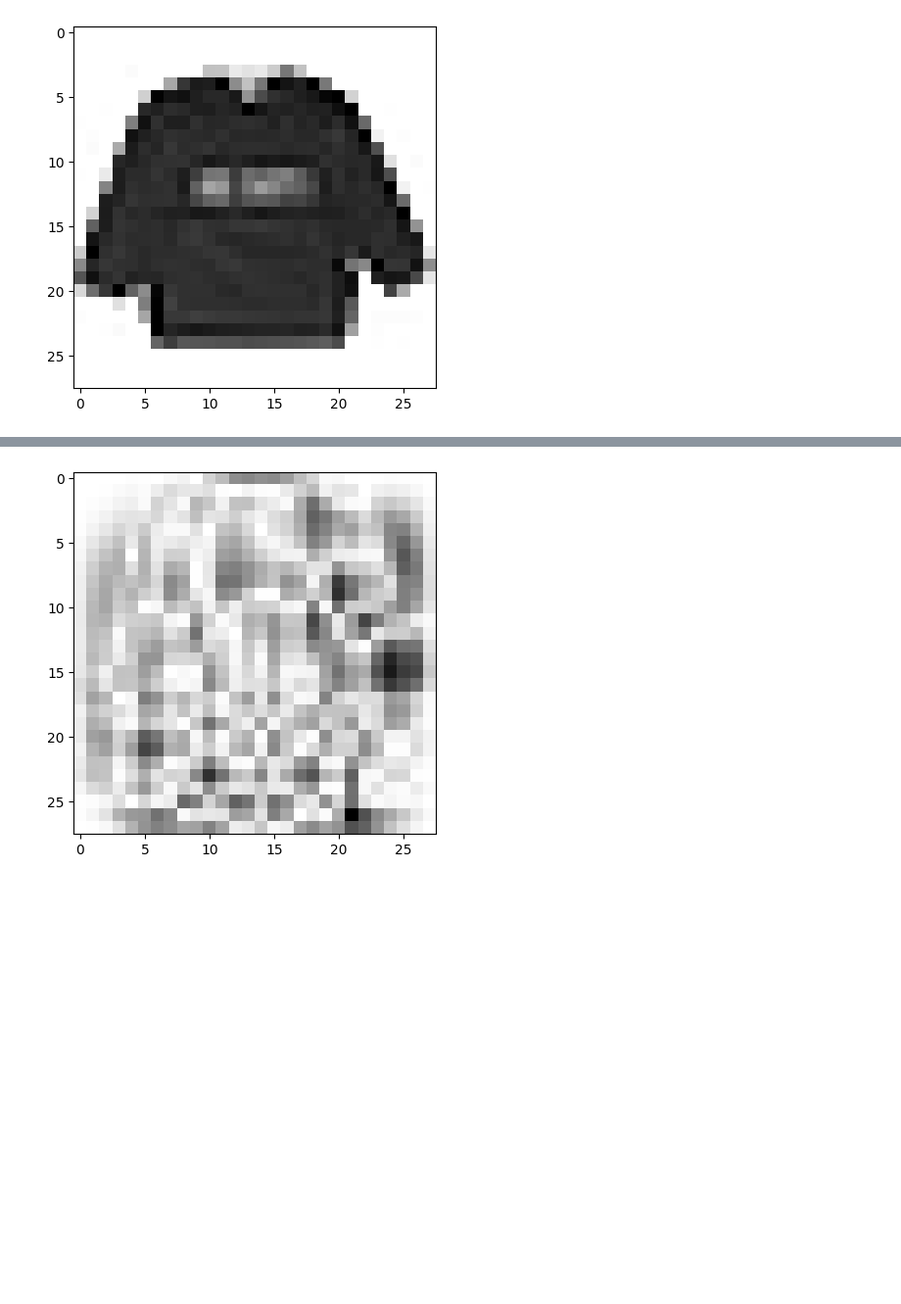
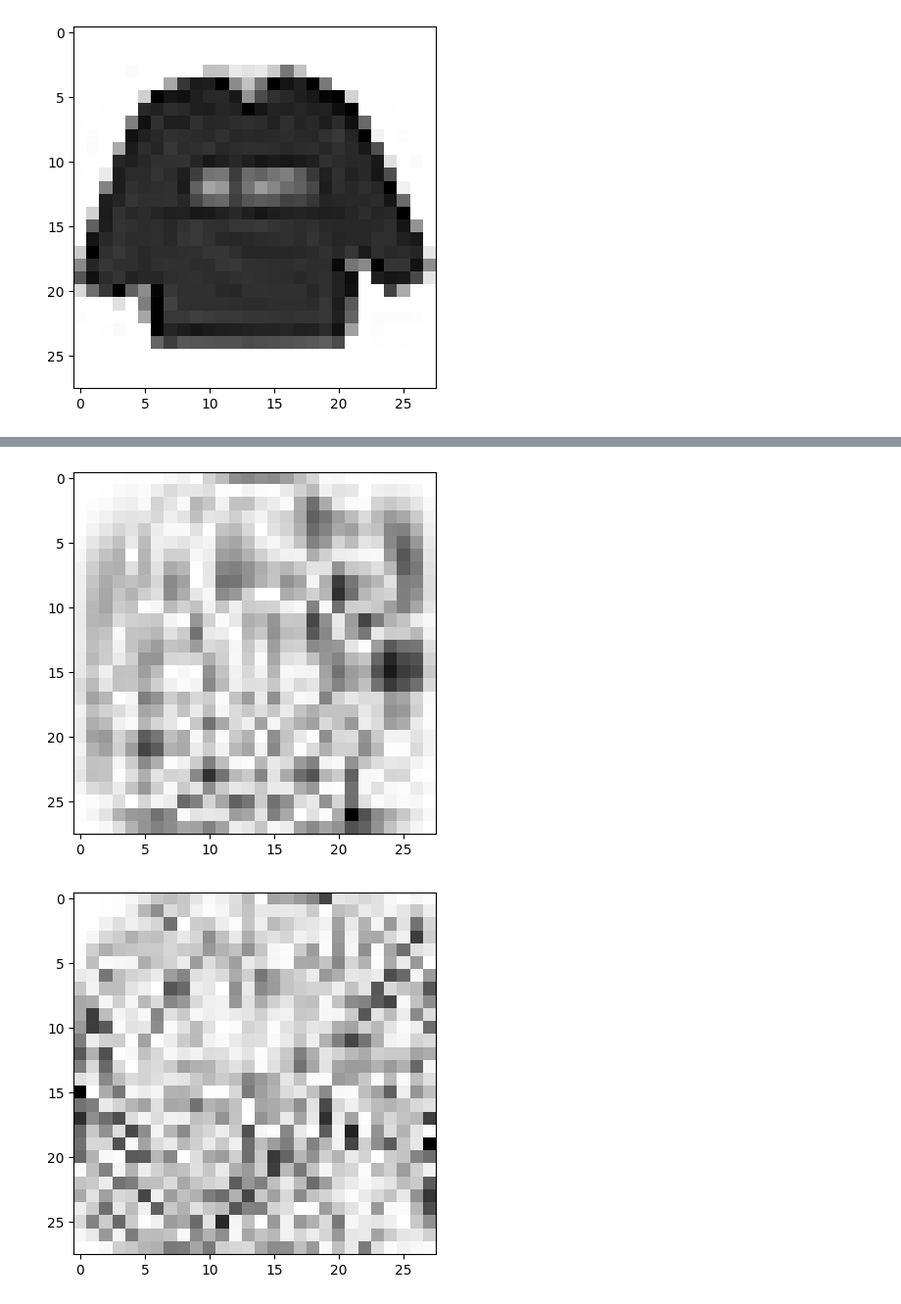
Before and after one commit to frun36/fods-fashion-mnist, a Jupyter notebook: fashion_mnist.ipynb, the cells around one changed output, grey strips where cells are left out. Shown at 98% size. Cells and saved outputs as stored; diff of their text form; code cells hidden in the pictures; blank space fills up the shorter version.

```diff
--- a/fashion_mnist.ipynb
+++ b/fashion_mnist.ipynb
@@ -78,14 +102,16 @@ plt.show()
 # %%
 def plot_component(component_idx):
     def component_normalize(arr):
         return arr / np.max(arr)
 
     plot_image(pd.DataFrame(component_normalize(np.abs(pca.components_[component_idx])).reshape(1, -1)), 0)
     plt.show()
 
 plot_component(1)
 plot_component(32)
+plot_component(512)
 # %% [output]
 [figure]
 [figure]
+[figure, added]
 # %%
```
Also changed, not shown: parts of 26 cells of this notebook.
